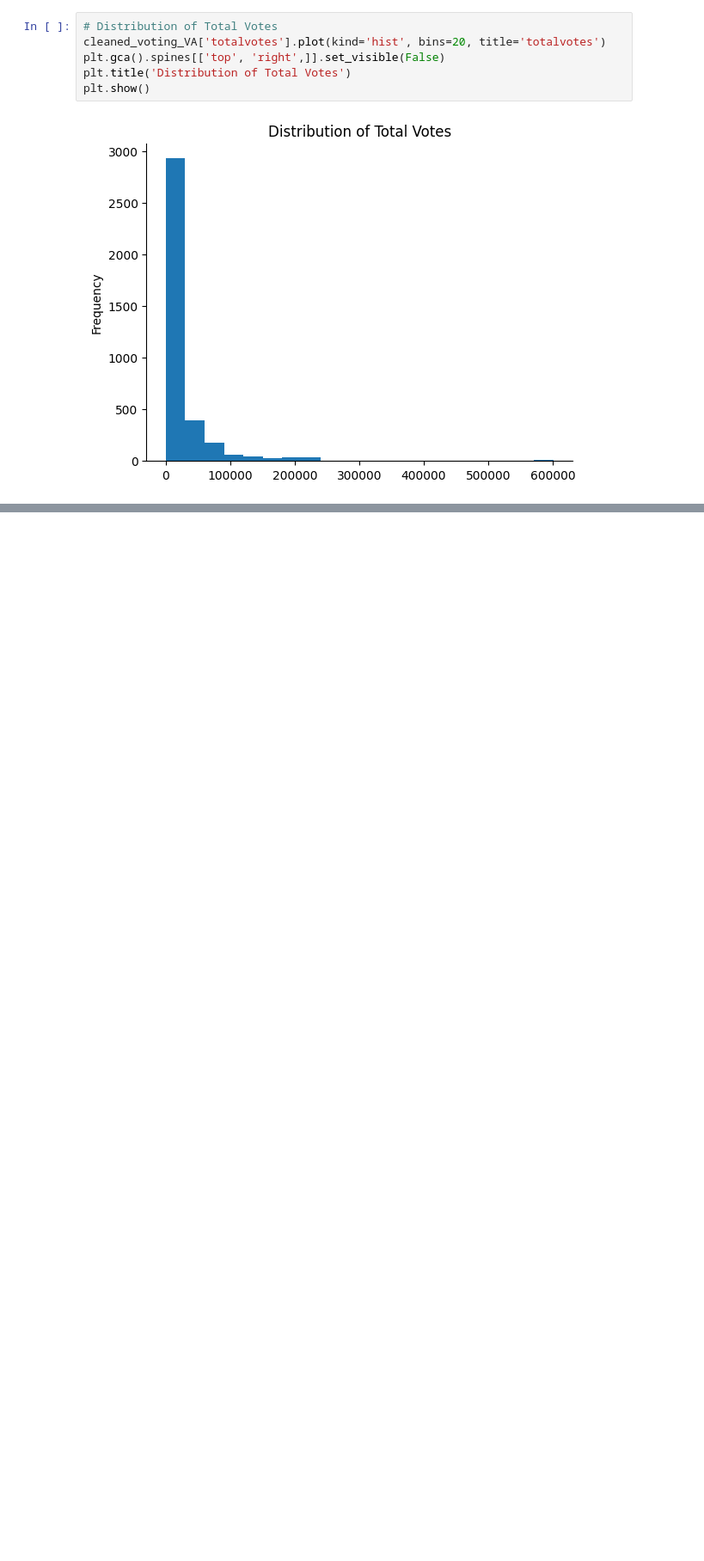
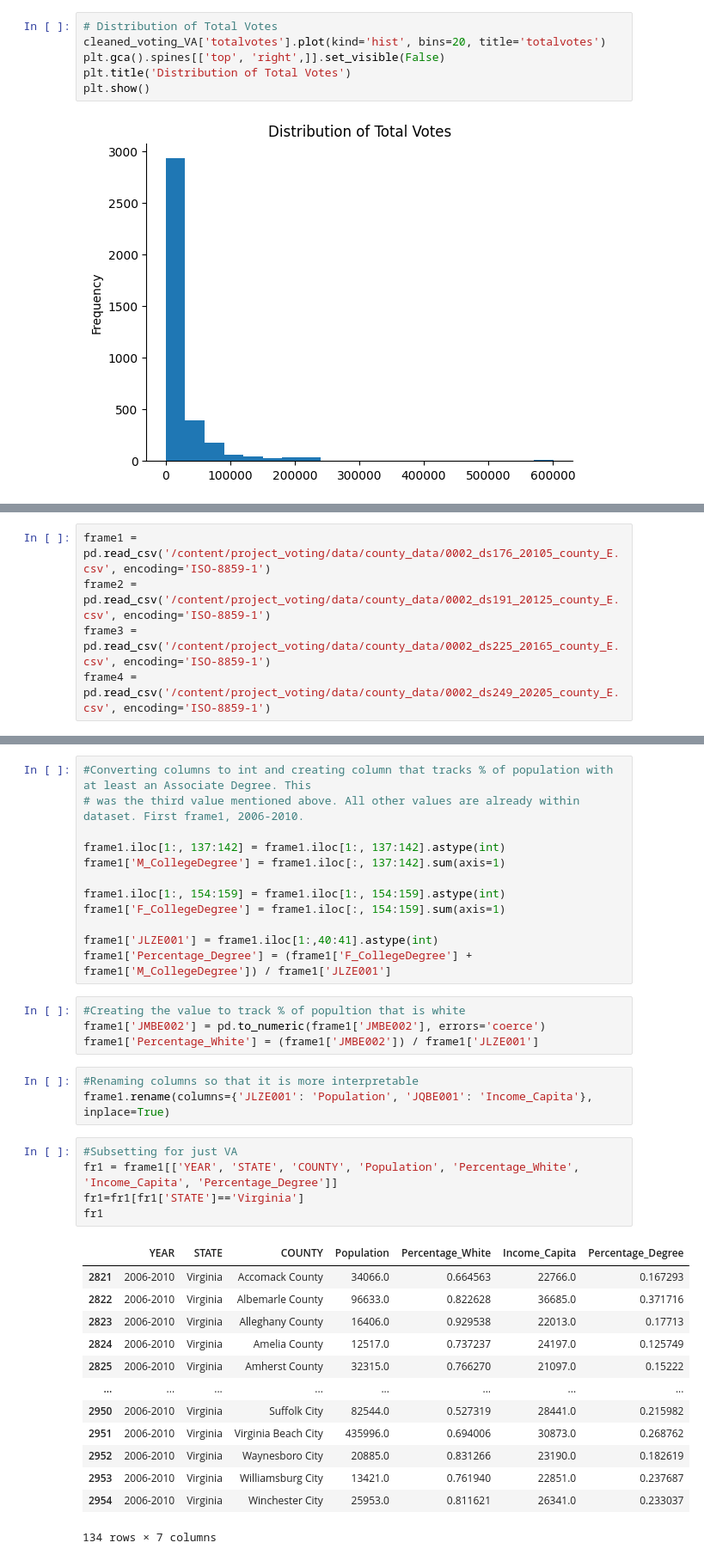
Before and after one commit to kevindangkhoama/project_voting, a Jupyter notebook: project3.ipynb, the cells around one changed output, grey strips where cells are left out. Shown at 86% size. Cells and saved outputs as stored; diff of their text form; blank space fills up the shorter version.

```diff
--- a/project3.ipynb
+++ b/project3.ipynb
@@ -307,0 +350,5 @@ plt.show()
+# %%
+frame1 = pd.read_csv('/content/project_voting/data/county_data/0002_ds176_20105_county_E.csv', encoding='ISO-8859-1')
+frame2 = pd.read_csv('/content/project_voting/data/county_data/0002_ds191_20125_county_E.csv', encoding='ISO-8859-1')
+frame3 = pd.read_csv('/content/project_voting/data/county_data/0002_ds225_20165_county_E.csv', encoding='ISO-8859-1')
+frame4 = pd.read_csv('/content/project_voting/data/county_data/0002_ds249_20205_county_E.csv', encoding='ISO-8859-1')
@@ -307,0 +363,38 @@ plt.show()
+# %%
+#Converting columns to int and creating column that tracks % of population with at least an Associate Degree. This
+# was the third value mentioned above. All other values are already within dataset. First frame1, 2006-2010.
+
+frame1.iloc[1:, 137:142] = frame1.iloc[1:, 137:142].astype(int)
+frame1['M_CollegeDegree'] = frame1.iloc[:, 137:142].sum(axis=1)
+
+frame1.iloc[1:, 154:159] = frame1.iloc[1:, 154:159].astype(int)
+frame1['F_CollegeDegree'] = frame1.iloc[:, 154:159].sum(axis=1)
+
+frame1['JLZE001'] = frame1.iloc[1:,40:41].astype(int)
+frame1['Percentage_Degree'] = (frame1['F_CollegeDegree'] + frame1['M_CollegeDegree']) / frame1['JLZE001']
+# %%
+#Creating the value to track % of popultion that is white
+frame1['JMBE002'] = pd.to_numeric(frame1['JMBE002'], errors='coerce')
+frame1['Percentage_White'] = (frame1['JMBE002']) / frame1['JLZE001']
+# %%
+#Renaming columns so that it is more interpretable
+frame1.rename(columns={'JLZE001': 'Population', 'JQBE001': 'Income_Capita'}, inplace=True)
+# %%
+#Subsetting for just VA
+fr1 = frame1[['YEAR', 'STATE', 'COUNTY', 'Population', 'Percentage_White', 'Income_Capita', 'Percentage_Degree']]
+fr1=fr1[fr1['STATE']=='Virginia']
+fr1
+# %% [output]
+|  | YEAR | STATE | COUNTY | Population | Percentage_White | Income_Capita | Percentage_Degree |
+| 2821 | 2006-2010 | Virginia | Accomack County | 34066.0 | 0.664563 | 22766.0 | 0.167293 |
+| 2822 | 2006-2010 | Virginia | Albemarle County | 96633.0 | 0.822628 | 36685.0 | 0.371716 |
+| 2823 | 2006-2010 | Virginia | Alleghany County | 16406.0 | 0.929538 | 22013.0 | 0.17713 |
+| 2824 | 2006-2010 | Virginia | Amelia County | 12517.0 | 0.737237 | 24197.0 | 0.125749 |
+| 2825 | 2006-2010 | Virginia | Amherst County | 32315.0 | 0.766270 | 21097.0 | 0.15222 |
+| ... | ... | ... | ... | ... | ... | ... | ... |
+| 2950 | 2006-2010 | Virginia | Suffolk City | 82544.0 | 0.527319 | 28441.0 | 0.215982 |
+| 2951 | 2006-2010 | Virginia | Virginia Beach City | 435996.0 | 0.694006 | 30873.0 | 0.268762 |
+| 2952 | 2006-2010 | Virginia | Waynesboro City | 20885.0 | 0.831266 | 23190.0 | 0.182619 |
+| 2953 | 2006-2010 | Virginia | Williamsburg City | 13421.0 | 0.761940 | 22851.0 | 0.237687 |
+| 2954 | 2006-2010 | Virginia | Winchester City | 25953.0 | 0.811621 | 26341.0 | 0.233037 |
+134 rows × 7 columns
```
Also changed, not shown: parts of 23 cells of this notebook.
